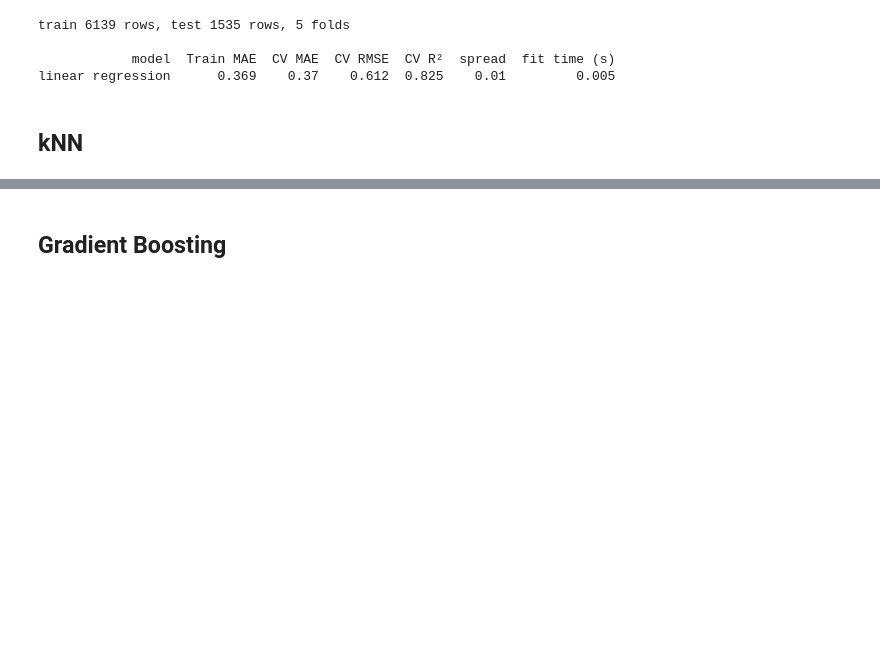
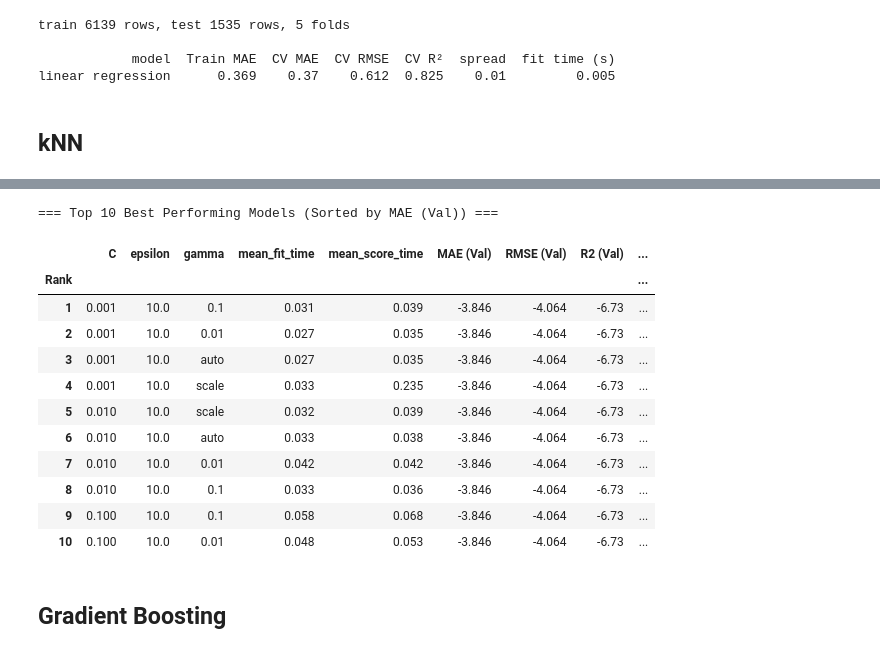
Before and after one commit to AMfromUofG/ENG4200-CW2-Group-Air_A, a Jupyter notebook: CW2_Air_A.ipynb, the cells around one changed output, grey strips where cells are left out. Drawn from its saved outputs; the diff is of its cells as text; code cells hidden in the pictures; blank space fills up the shorter version.

```diff
--- a/CW2_Air_A.ipynb
+++ b/CW2_Air_A.ipynb
@@ -197,0 +434,38 @@ NameError: name 'X_train_filtered' is not defined
+# %%
+pipe_svm_full = Pipeline([
+    ("prep", preprocess),
+    ('model', SVR())
+])
+
+cs = np.logspace(-3, 3, 7)
+
+svm_param_grid_full = {
+    'model__C': cs,
+    'model__epsilon': cs[0:5],
+    'model__gamma': ['scale', 'auto', 0.01, 0.1]
+}
+
+# 3. Perform Grid Search with 5-fold Cross-Validation on full dataset
+print("Optimizing SVR parameters on the full dataset...")
+svm_grid_search_full = GridSearchCV(
+    pipe_svm_full,
+    svm_param_grid_full,
+    cv=cv,
+    scoring=SCORING,
+    refit='MAE',
+    n_jobs=-1,
+    return_train_score=True
+)
+svm_grid_search_full.fit(X_train, y_train)
+
+best_svm_full_params = svm_grid_search_full.best_params_
+print(f"Best SVM parameters: {best_svm_full_params}")
+print(f"Best negative MAE: {svm_grid_search_full.best_score_:.4f}")
+
+# 5. Score best estimator on full test data
+optimized_svm_full_r2 = svm_grid_search_full.best_estimator_.score(X_test, y_test)
+y_pred_svm_full = svm_grid_search_full.best_estimator_.predict(X_test)
+svm_full_mae = mean_absolute_error(y_test, y_pred_svm_full)
+
+print(f"Optimized SVR (Full Features) Test R-squared: {optimized_svm_full_r2:.4f}")
+print(f"Optimized SVR (Full Features) Test MAE:       {svm_full_mae:.4f}")
@@ -198,3 +495,19 @@ NameError: name 'X_train_filtered' is not defined
+# %%
+ranker(svm_grid_search_full, sort_by_metric="mean_test_MAE", ascending=True)
+# %% [output]
+=== Top 10 Best Performing Models (Sorted by MAE (Val)) ===
+|  | C | epsilon | gamma | mean_fit_time | mean_score_time | MAE (Val) | RMSE (Val) | R2 (Val) | ... |
+| Rank |  |  |  |  |  |  |  |  | ... |
+| 1 | 0.001 | 10.0 | 0.1 | 0.031 | 0.039 | -3.846 | -4.064 | -6.73 | ... |
+| 2 | 0.001 | 10.0 | 0.01 | 0.027 | 0.035 | -3.846 | -4.064 | -6.73 | ... |
+| 3 | 0.001 | 10.0 | auto | 0.027 | 0.035 | -3.846 | -4.064 | -6.73 | ... |
+| 4 | 0.001 | 10.0 | scale | 0.033 | 0.235 | -3.846 | -4.064 | -6.73 | ... |
+| 5 | 0.010 | 10.0 | scale | 0.032 | 0.039 | -3.846 | -4.064 | -6.73 | ... |
+| 6 | 0.010 | 10.0 | auto | 0.033 | 0.038 | -3.846 | -4.064 | -6.73 | ... |
+| 7 | 0.010 | 10.0 | 0.01 | 0.042 | 0.042 | -3.846 | -4.064 | -6.73 | ... |
+| 8 | 0.010 | 10.0 | 0.1 | 0.033 | 0.036 | -3.846 | -4.064 | -6.73 | ... |
+| 9 | 0.100 | 10.0 | 0.1 | 0.058 | 0.068 | -3.846 | -4.064 | -6.73 | ... |
+| 10 | 0.100 | 10.0 | 0.01 | 0.048 | 0.053 | -3.846 | -4.064 | -6.73 | ... |
 # %% [markdown]
 ## Gradient Boosting
 # %%
```
Also changed, not shown: parts of 16 cells of this notebook.
